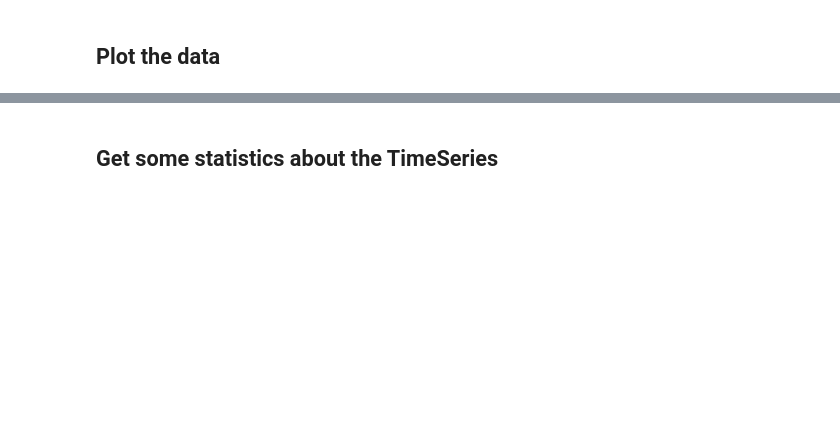
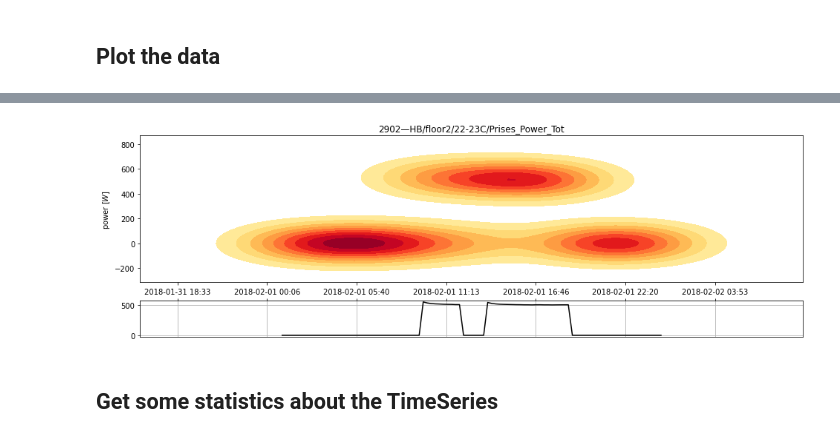
Before and after one commit to timeatlas-dev/timeatlas, a Jupyter notebook: notebooks/presentation.ipynb, the cells around one changed output, grey strips where cells are left out. Drawn from its saved outputs; the diff is of its cells as text; code cells hidden in the pictures; blank space fills up the shorter version.

```diff
--- a/notebooks/presentation.ipynb
+++ b/notebooks/presentation.ipynb
@@ -41,3 +40,7 @@ The epoch2num function was deprecated in Matplotlib 3.3 and will be removed two
+# %%
+ta.plots.kde(ts)
+# %% [output]
+[figure, added]
 # %% [markdown]
 ## Get some statistics about the TimeSeries
 # %%
```
Also changed, not shown: parts of 24 cells of this notebook, 1 other file.
